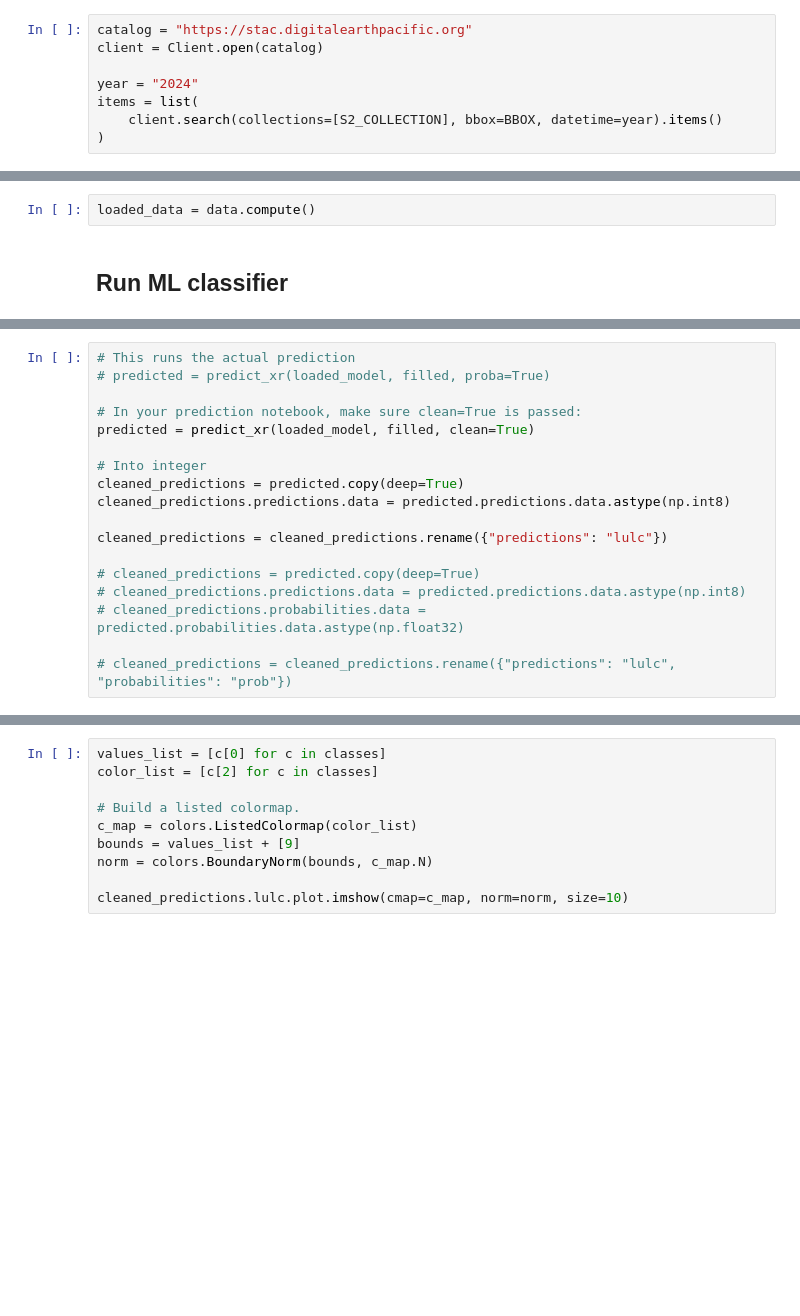
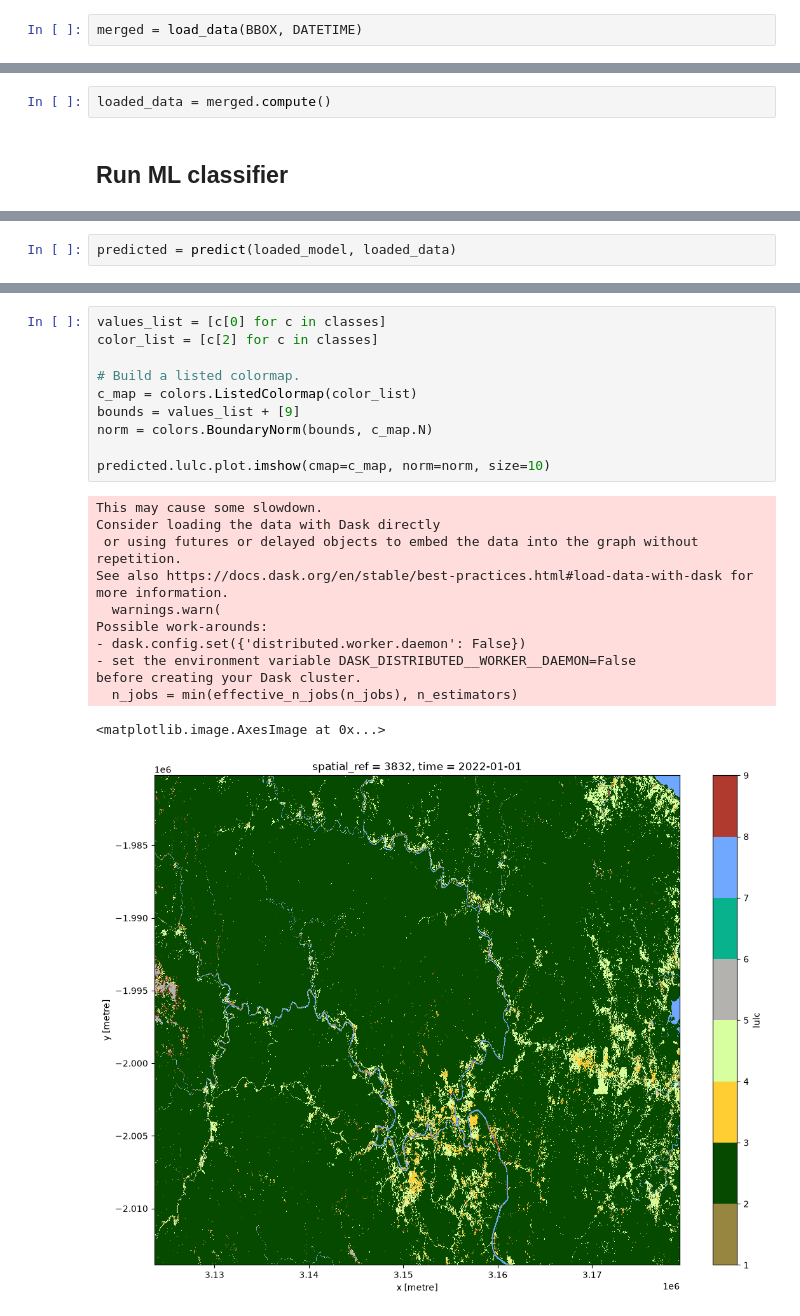
Before and after one commit to nicholasmetherall/minerals-model, a Jupyter notebook: 2-prediction.ipynb, the cells around one changed output, grey strips where cells are left out. Cells and saved outputs as stored; diff of their text form; blank space fills up the shorter version.

Commit message:
Simplify prediction

```diff
--- a/2-prediction.ipynb
+++ b/2-prediction.ipynb
@@ -31,10 +26,4 @@ BBOX_GDF.explore()
 # %% [output]
 [interactive output not drawn]
 # %%
-catalog = "https://stac.digitalearthpacific.org"
-client = Client.open(catalog)
-
-year = "2024"
-items = list(
-    client.search(collections=[S2_COLLECTION], bbox=BBOX, datetime=year).items()
-)
+merged = load_data(BBOX, DATETIME)
@@ -58,7 +54,7 @@ data
 # %%
 loaded_model = joblib.load("test_model.dump")
 # %%
-loaded_data = data.compute()
+loaded_data = merged.compute()
 # %% [markdown]
 ## Run ML classifier
 # %%
@@ -94,19 +67,3 @@ for c in feature_cols:
 # %%
-# This runs the actual prediction
-# predicted = predict_xr(loaded_model, filled, proba=True)
-
-# In your prediction notebook, make sure clean=True is passed:
-predicted = predict_xr(loaded_model, filled, clean=True)
-
-# Into integer
-cleaned_predictions = predicted.copy(deep=True)
-cleaned_predictions.predictions.data = predicted.predictions.data.astype(np.int8)
-
-cleaned_predictions = cleaned_predictions.rename({"predictions": "lulc"})
-
-# cleaned_predictions = predicted.copy(deep=True)
-# cleaned_predictions.predictions.data = predicted.predictions.data.astype(np.int8)
-# cleaned_predictions.probabilities.data = predicted.probabilities.data.astype(np.float32)
-
-# cleaned_predictions = cleaned_predictions.rename({"predictions": "lulc", "probabilities": "prob"})
+predicted = predict(loaded_model, loaded_data)
 # %%
@@ -114,12 +95,25 @@ cleaned_predictions
 # %%
 values_list = [c[0] for c in classes]
 color_list = [c[2] for c in classes]
 
 # Build a listed colormap.
 c_map = colors.ListedColormap(color_list)
 bounds = values_list + [9]
 norm = colors.BoundaryNorm(bounds, c_map.N)
 
-cleaned_predictions.lulc.plot.imshow(cmap=c_map, norm=norm, size=10)
+predicted.lulc.plot.imshow(cmap=c_map, norm=norm, size=10)
+# %% [output]
+This may cause some slowdown.
+Consider loading the data with Dask directly
+ or using futures or delayed objects to embed the data into the graph without repetition.
+See also https://docs.dask.org/en/stable/best-practices.html#load-data-with-dask for more information.
+  warnings.warn(
+Possible work-arounds:
+- dask.config.set({'distributed.worker.daemon': False})
+- set the environment variable DASK_DISTRIBUTED__WORKER__DAEMON=False
+before creating your Dask cluster.
+  n_jobs = min(effective_n_jobs(n_jobs), n_estimators)
+<matplotlib.image.AxesImage at 0x...>
+[figure, added]
 # %%
 # Write GeoTIFF
```
Also changed, not shown: parts of 10 cells of this notebook, 6 other files.
